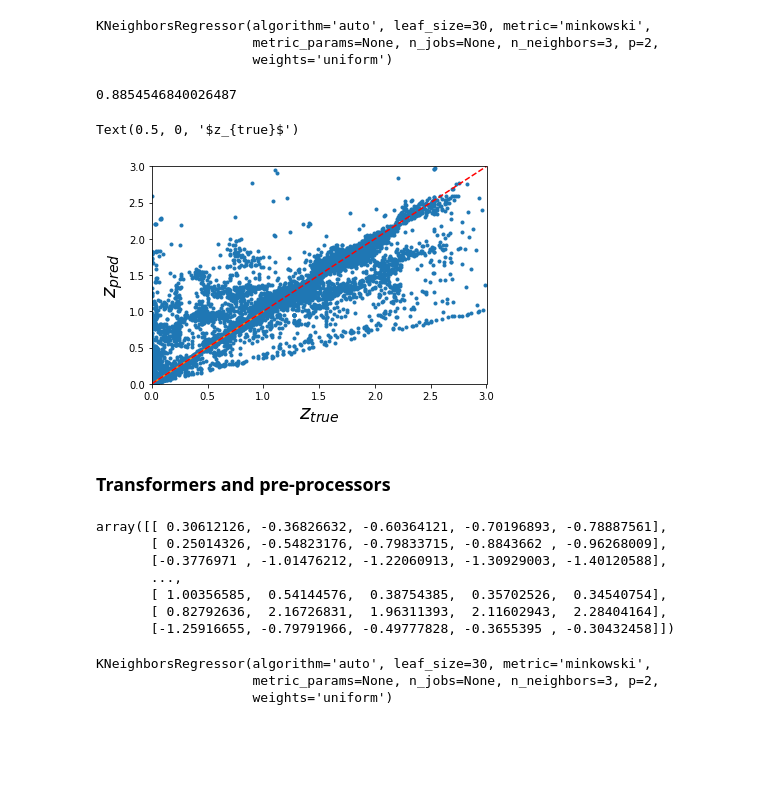
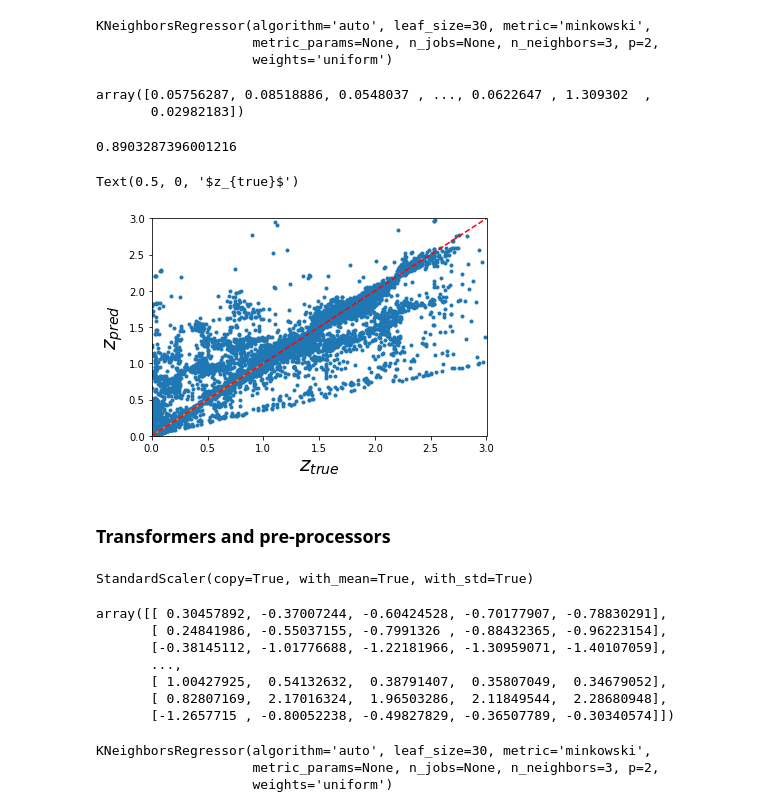
Before and after one commit to mvsantosdev/machine-learning-an-introduction-for-physics, a Jupyter notebook: notebooks/ScikitLearn.ipynb, the cells around one changed output. Saved outputs shown, nothing was run; the diff lists cells and outputs as text; code cells hidden in the pictures; blank space fills up the shorter version.

```diff
--- a/notebooks/ScikitLearn.ipynb
+++ b/notebooks/ScikitLearn.ipynb
@@ -225,3 +259,5 @@ sdss.head()
+# %%
+sdss = sdss.loc[sdss.loc[:,'redshift_err'] > 0.]
 # %%
 sdss.info()
 # %% [output]
@@ -311,8 +391,8 @@ KNN.score(X, y)
 # %% [markdown]
 ### Regression
 # %%
-Xr = sdss.loc[:, ['u', 'g', 'r', 'i', 'z']].values
-z = sdss.redshift.values
+Xr = sdss.loc[:, ['u', 'g', 'r', 'i', 'z']]
+Z = sdss.redshift
 
-z
+Z
 # %% [output]
@@ -323,31 +413,36 @@ from sklearn.neighbors import KNeighborsRegressor
 # %%
 KNR = KNeighborsRegressor(n_neighbors=3)
 # %%
-KNR.fit(Xr, z)
+KNR.fit(Xr, Z)
 # %% [output]
 KNeighborsRegressor(algorithm='auto', leaf_size=30, metric='minkowski',
                     metric_params=None, n_jobs=None, n_neighbors=3, p=2,
                     weights='uniform')
 # %%
-z_pred = KNR.predict(Xr)
+Z_pred = KNR.predict(Xr)
+# %%
+Z_pred
+# %% [output]
+array([0.05756287, 0.08518886, 0.0548037 , ..., 0.0622647 , 1.309302  ,
+       0.02982183])
 # %%
-KNR.score(Xr, z)
+KNR.score(Xr, Z)
 # %% [output]
-0.8854546840026487
+0.8903287396001216
 # %%
-plt.plot(z, z_pred, '.')
+plt.plot(Z, Z_pred, '.')
 plt.plot([0, 1], [0, 1])
 
 plt.plot([0, 3], [0, 3], 'r--')
 
 plt.xlim(0,3)
 plt.ylim(0,3)
 
 plt.ylabel(r'$z_{pred}$', fontsize=20)
 plt.xlabel(r'$z_{true}$', fontsize=20)
 # %% [output]
 Text(0.5, 0, '$z_{true}$')
-[figure, old version]
+[figure, new version]
 # %% [markdown]
 ### Transformers and pre-processors
 # %%
@@ -355,15 +450,19 @@ from sklearn.preprocessing import StandardScaler
 # %%
 StdScalar = StandardScaler()
 # %%
-StdScalar.fit(Xr).transform(Xr)
+StdScalar.fit(Xr)
 # %% [output]
-array([[ 0.30612126, -0.36826632, -0.60364121, -0.70196893, -0.78887561],
-       [ 0.25014326, -0.54823176, -0.79833715, -0.8843662 , -0.96268009],
-       [-0.3776971 , -1.01476212, -1.22060913, -1.30929003, -1.40120588],
-       ...,
-       [ 1.00356585,  0.54144576,  0.38754385,  0.35702526,  0.34540754],
-       [ 0.82792636,  2.16726831,  1.96311393,  2.11602943,  2.28404164],
-       [-1.25916655, -0.79791966, -0.49777828, -0.3655395 , -0.30432458]])
+StandardScaler(copy=True, with_mean=True, with_std=True)
+# %%
+StdScalar.transform(Xr)
+# %% [output]
+array([[ 0.30457892, -0.37007244, -0.60424528, -0.70177907, -0.78830291],
+       [ 0.24841986, -0.55037155, -0.7991326 , -0.88432365, -0.96223154],
+       [-0.38145112, -1.01776688, -1.22181966, -1.30959071, -1.40107059],
+       ...,
+       [ 1.00427925,  0.54132632,  0.38791407,  0.35807049,  0.34679052],
+       [ 0.82807169,  2.17016324,  1.96503286,  2.11849544,  2.28680948],
+       [-1.2657715 , -0.80052238, -0.49827829, -0.36507789, -0.30340574]])
 # %%
 Xr_scaled = StdScalar.fit_transform(Xr)
 # %%
```
Also changed, not shown: parts of 44 cells of this notebook, 14 other files.
